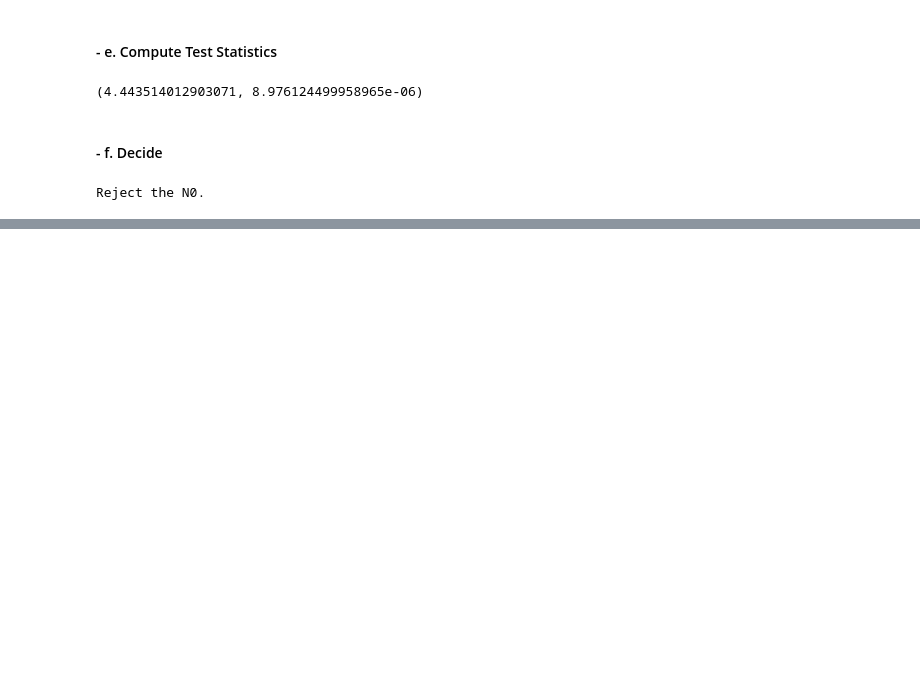
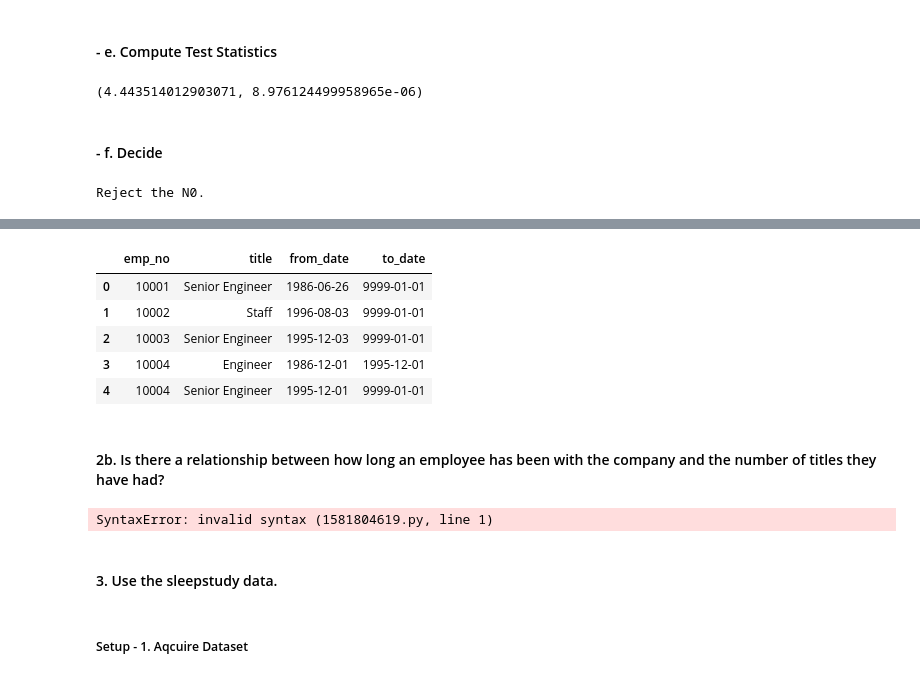
Before and after one commit to rachelrobbinsmayhill/statistics_exercises, a Jupyter notebook: hypothesis_testing.ipynb, the cells around one changed output, grey strips where cells are left out. Drawn from its saved outputs; the diff is of its cells as text; code cells hidden in the pictures; blank space fills up the shorter version.

```diff
--- a/hypothesis_testing.ipynb
+++ b/hypothesis_testing.ipynb
@@ -902,0 +973,11 @@ r, p
+# %%
+pd.read_sql('SELECT * FROM titles LIMIT 5', url)
+# %% [output]
+|  | emp_no | title | from_date | to_date |
+| 0 | 10001 | Senior Engineer | 1986-06-26 | 9999-01-01 |
+| 1 | 10002 | Staff | 1996-08-03 | 9999-01-01 |
+| 2 | 10003 | Senior Engineer | 1995-12-03 | 9999-01-01 |
+| 3 | 10004 | Engineer | 1986-12-01 | 1995-12-01 |
+| 4 | 10004 | Senior Engineer | 1995-12-01 | 9999-01-01 |
+# %% [markdown]
+#### 2b. Is there a relationship between how long an employee has been with the company and the number of titles they have had?
@@ -902,0 +986,8 @@ r, p
+# %%
+df =
+# %% [output]
+SyntaxError: invalid syntax (1581804619.py, line 1)
+# %% [markdown]
+#### 3. Use the sleepstudy data.
+# %% [markdown]
+##### Setup - 1. Aqcuire Dataset
```
Also changed, not shown: parts of 172 cells of this notebook.
